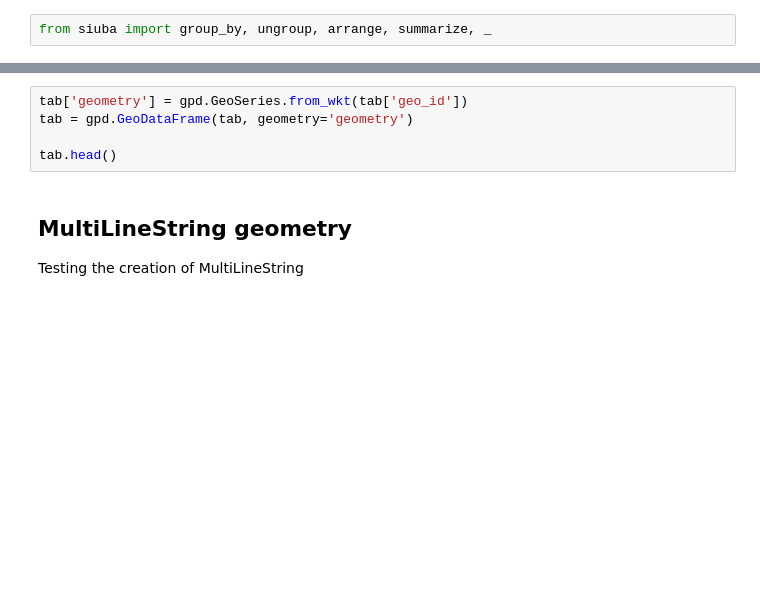
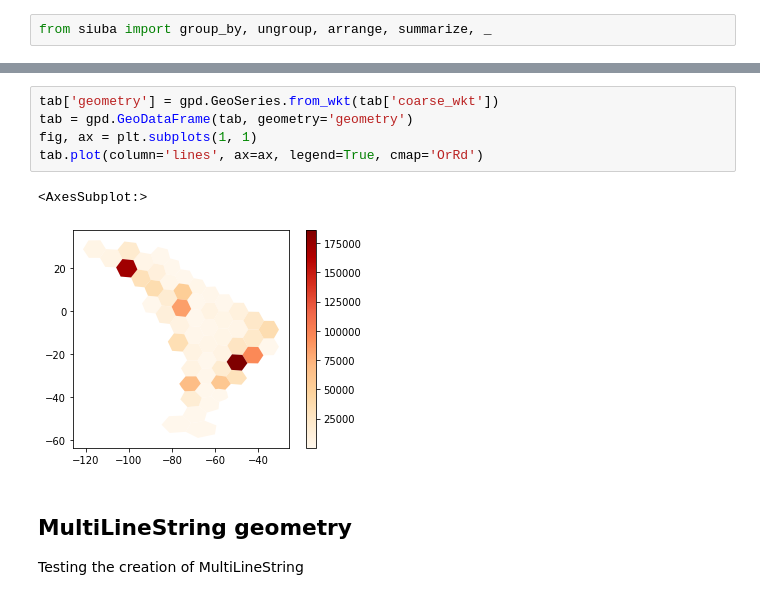
Before and after one commit to EL-BID/IDB-IDB-Invest-Coronavirus-Impact-Dashboard, a Jupyter notebook: notebooks/katana_bounds.ipynb, the cells around one changed output, grey strips where cells are left out. Saved outputs shown, nothing was run; the diff lists cells and outputs as text; blank space fills up the shorter version.

Commit message:
update coarse grid one day

```diff
--- a/notebooks/katana_bounds.ipynb
+++ b/notebooks/katana_bounds.ipynb
@@ -158,8 +174,11 @@ tab
 # %%
-tab['geometry'] = gpd.GeoSeries.from_wkt(tab['geo_id'])
+tab['geometry'] = gpd.GeoSeries.from_wkt(tab['coarse_wkt'])
 tab = gpd.GeoDataFrame(tab, geometry='geometry')
-
-tab.head()
+fig, ax = plt.subplots(1, 1)
+tab.plot(column='lines', ax=ax, legend=True, cmap='OrRd')
+# %% [output]
+<AxesSubplot:>
+[figure, added]
 # %% [markdown]
 ## MultiLineString geometry
 
```
Also changed, not shown: parts of 5 cells of this notebook, 1 other file.
